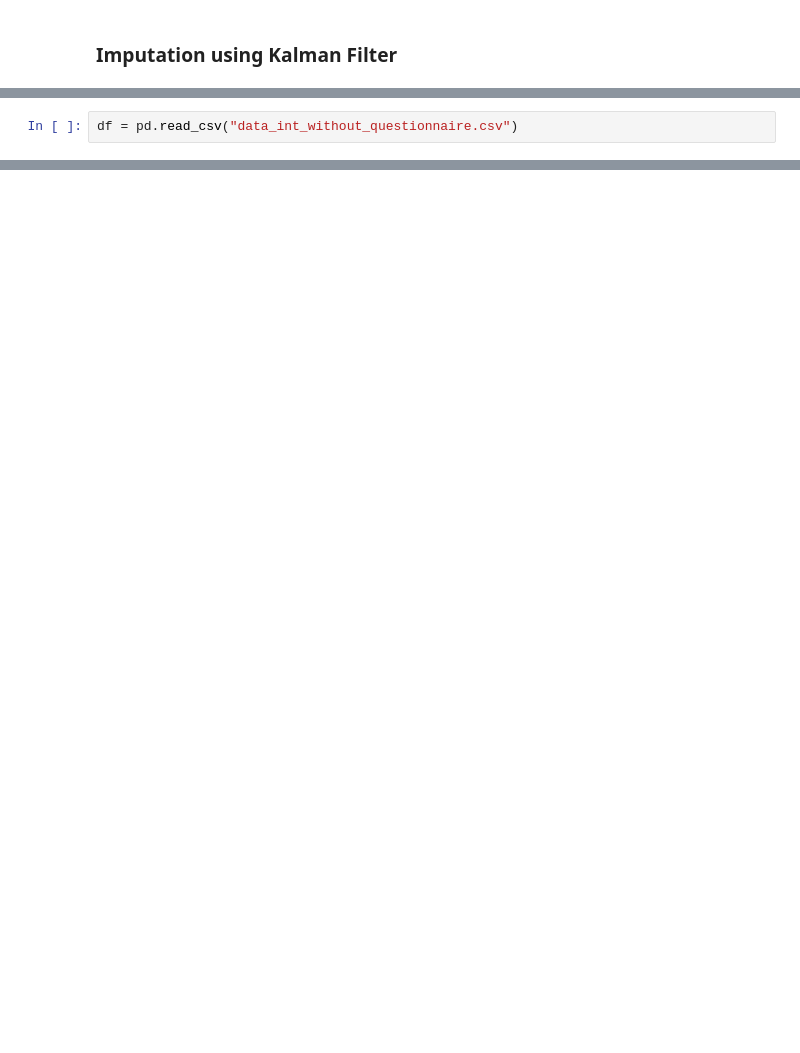
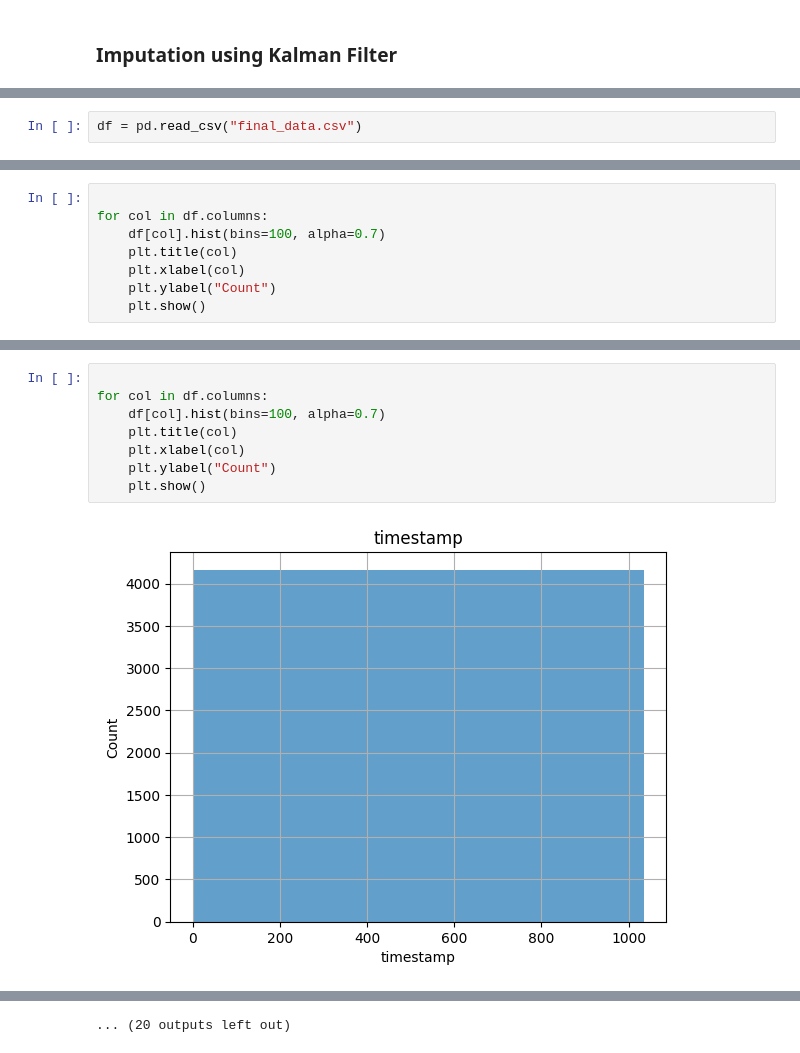
Before and after one commit to sebasaguerre/ML_for_Sensor_data, a Jupyter notebook: kalman_outlier_imp.ipynb, the cells around one changed output, grey strips where cells are left out. Saved outputs shown, nothing was run; the diff lists cells and outputs as text; blank space fills up the shorter version.

```diff
--- a/kalman_outlier_imp.ipynb
+++ b/kalman_outlier_imp.ipynb
@@ -8,5 +11,5 @@ from pandas.api.types import is_numeric_dtype
 # %%
-df = pd.read_csv("data_int_without_questionnaire.csv")
+df = pd.read_csv("final_data.csv")
 # %%
 print(df.dtypes)
 # %% [output]
@@ -59,0 +109,8 @@ def multivariate_kalman_filter(df):
+# %%
+
+for col in df.columns:
+    df[col].hist(bins=100, alpha=0.7)
+    plt.title(col)
+    plt.xlabel(col)
+    plt.ylabel("Count")
+    plt.show()
@@ -59,0 +131,10 @@ def multivariate_kalman_filter(df):
+# %%
+
+for col in df.columns:
+    df[col].hist(bins=100, alpha=0.7)
+    plt.title(col)
+    plt.xlabel(col)
+    plt.ylabel("Count")
+    plt.show()
+# %% [output]
+[figure, added]
@@ -59,0 +152 @@ def multivariate_kalman_filter(df):
+... (20 outputs left out)
```
Also changed, not shown: parts of 11 cells of this notebook.
